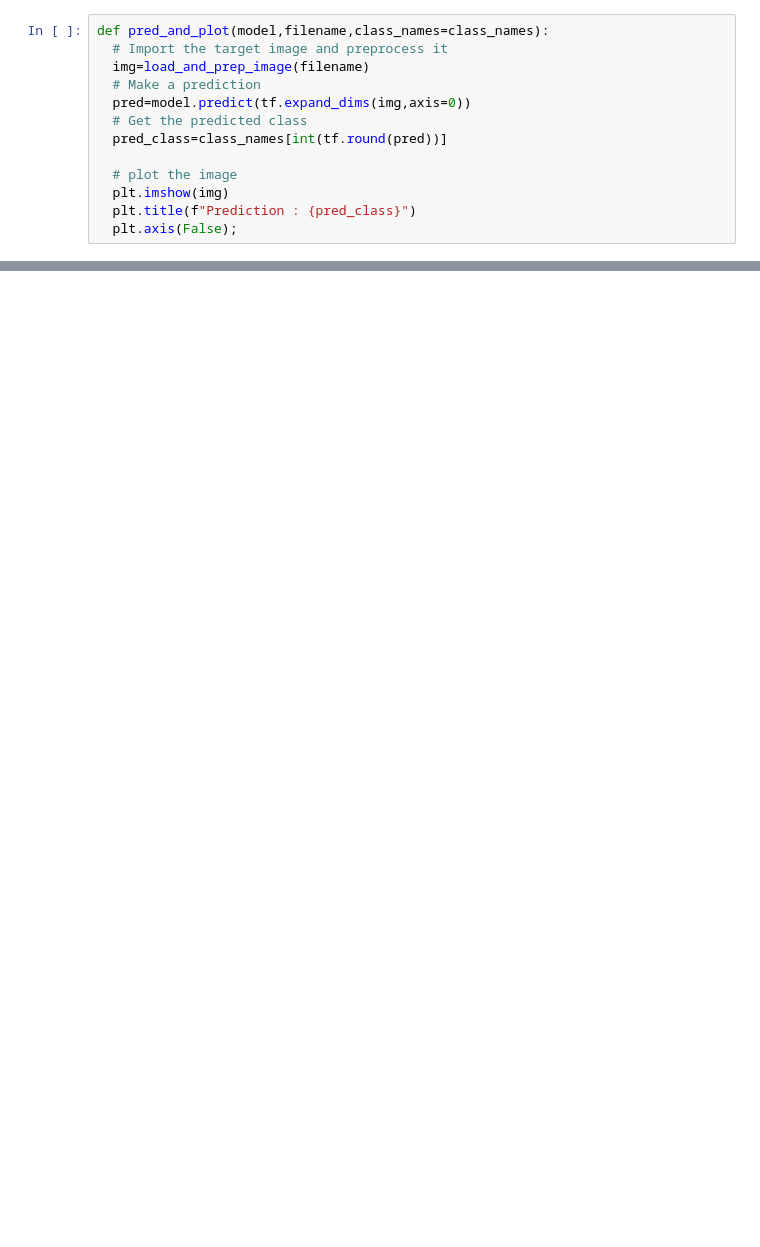
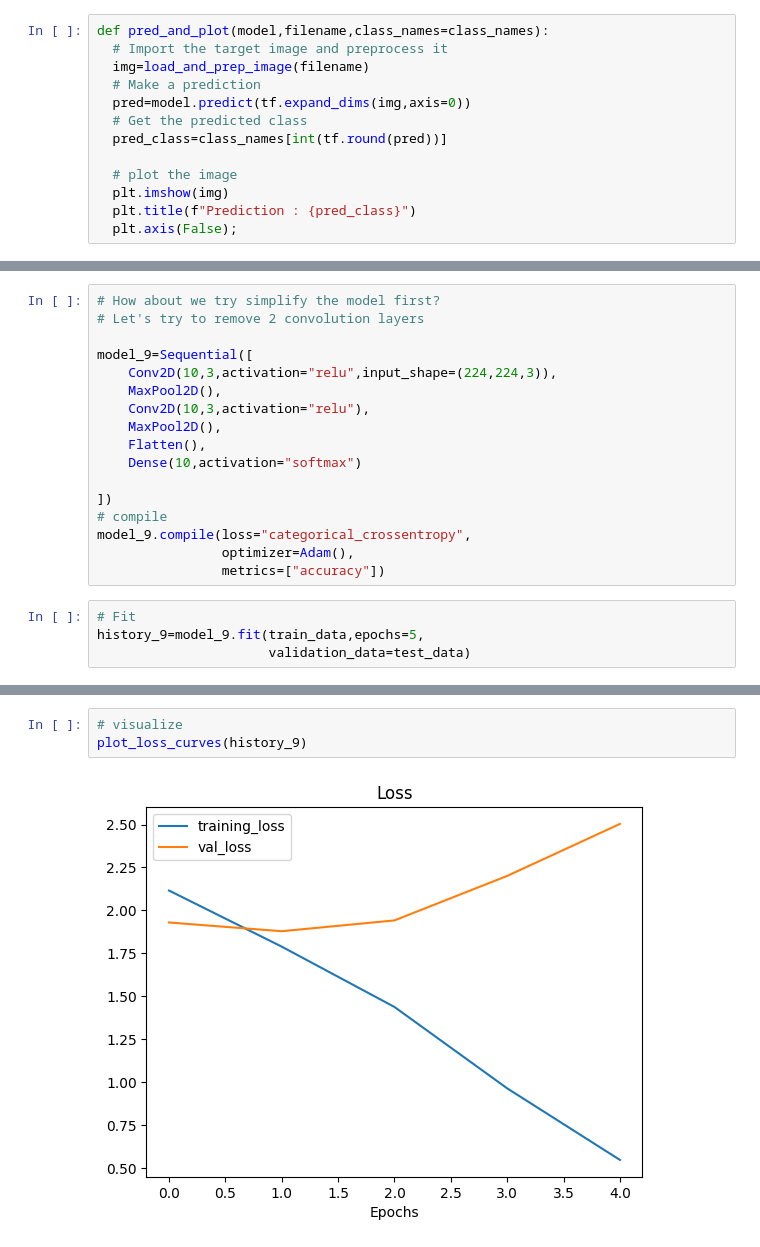
Before and after one commit to MahmoudAlsayes/pythonProject, a Jupyter notebook: 03_introductino_to_computer_vision_with_tensorflow.ipynb, the cells around one changed output, grey strips where cells are left out. Saved outputs shown, nothing was run; the diff lists cells and outputs as text; blank space fills up the shorter version.

```diff
--- a/03_introductino_to_computer_vision_with_tensorflow.ipynb
+++ b/03_introductino_to_computer_vision_with_tensorflow.ipynb
@@ -1093,0 +1280,21 @@ pred_and_plot(model_7,"/content/pizza.jpg")
+# %%
+# How about we try simplify the model first?
+# Let's try to remove 2 convolution layers
+
+model_9=Sequential([
+    Conv2D(10,3,activation="relu",input_shape=(224,224,3)),
+    MaxPool2D(),
+    Conv2D(10,3,activation="relu"),
+    MaxPool2D(),
+    Flatten(),
+    Dense(10,activation="softmax")
+
+])
+# compile
+model_9.compile(loss="categorical_crossentropy",
+                optimizer=Adam(),
+                metrics=["accuracy"])
+# %%
+# Fit
+history_9=model_9.fit(train_data,epochs=5,
+                      validation_data=test_data)
@@ -1093,0 +1312,5 @@ pred_and_plot(model_7,"/content/pizza.jpg")
+# %%
+# visualize
+plot_loss_curves(history_9)
+# %% [output]
+[figure, added]
```
Also changed, not shown: parts of 74 cells of this notebook.
